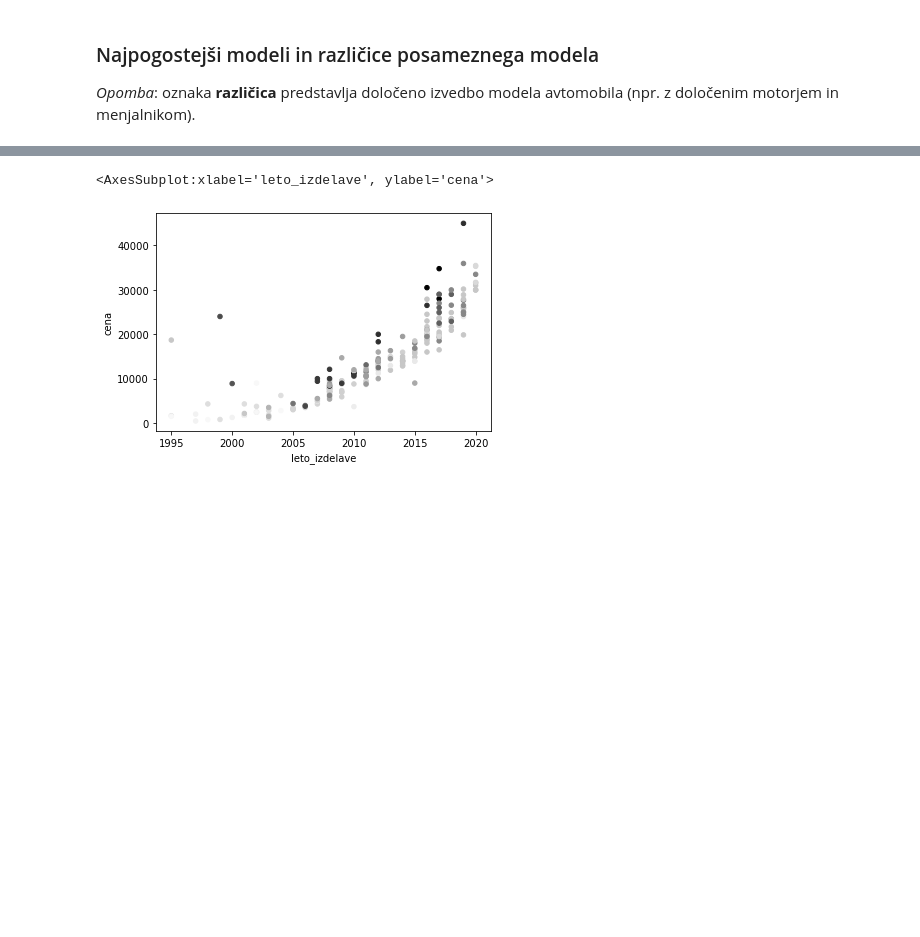
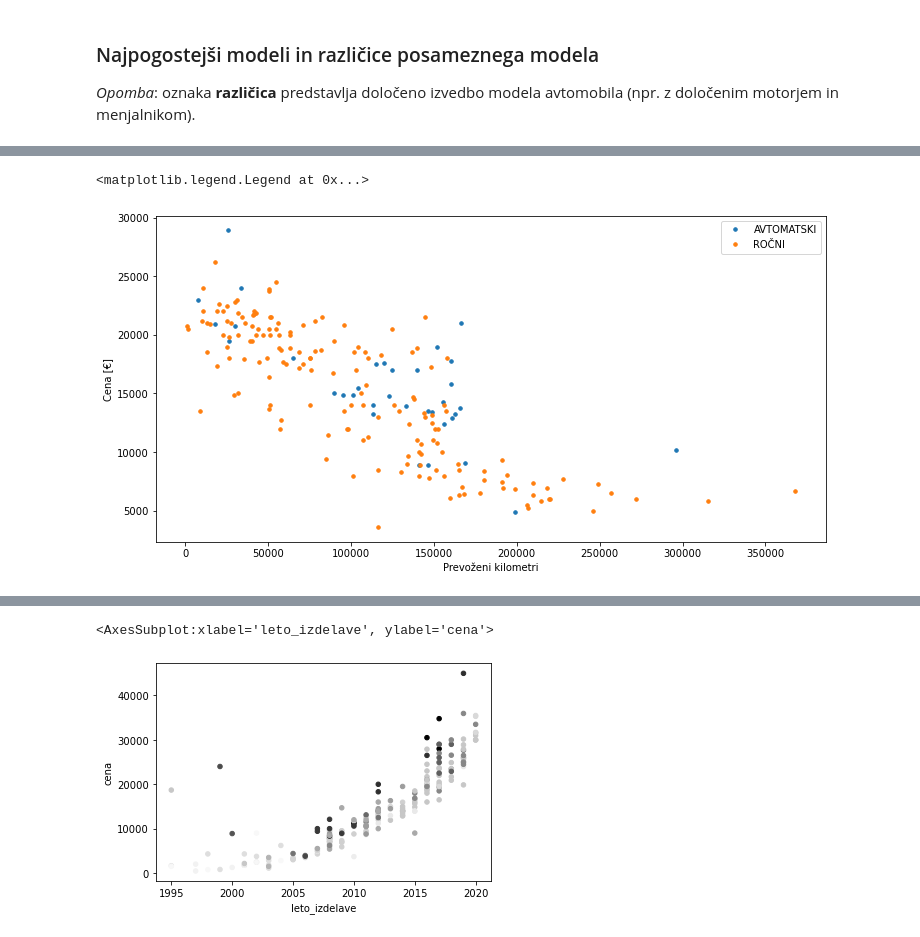
Before and after one commit to pg008/programiranje_1_projektna_naloga, a Jupyter notebook: src/analiza.ipynb, the cells around one changed output, grey strips where cells are left out. Saved outputs shown, nothing was run; the diff lists cells and outputs as text; code cells hidden in the pictures; blank space fills up the shorter version.

```diff
--- a/src/analiza.ipynb
+++ b/src/analiza.ipynb
@@ -69,0 +100,11 @@ avti[avti.id_modela == naj_modeli.keys()[2]].plot.scatter("stevilo_kilometrov",
+# %%
+fig, ax = plt.subplots(figsize=(12,6))
+
+for ime, skupina in avti_v_cen_razredu.groupby("menjalnik"):
+    ax.plot(skupina.stevilo_kilometrov, skupina.cena, marker='.', linestyle='', ms=7, label=ime)
+ax.set_xlabel("Prevoženi kilometri")
+ax.set_ylabel("Cena [€]")
+ax.legend(numpoints=1, loc='upper right')
+# %% [output]
+<matplotlib.legend.Legend at 0x...>
+[figure, added]
```
Also changed, not shown: parts of 20 cells of this notebook, 1 other file.
